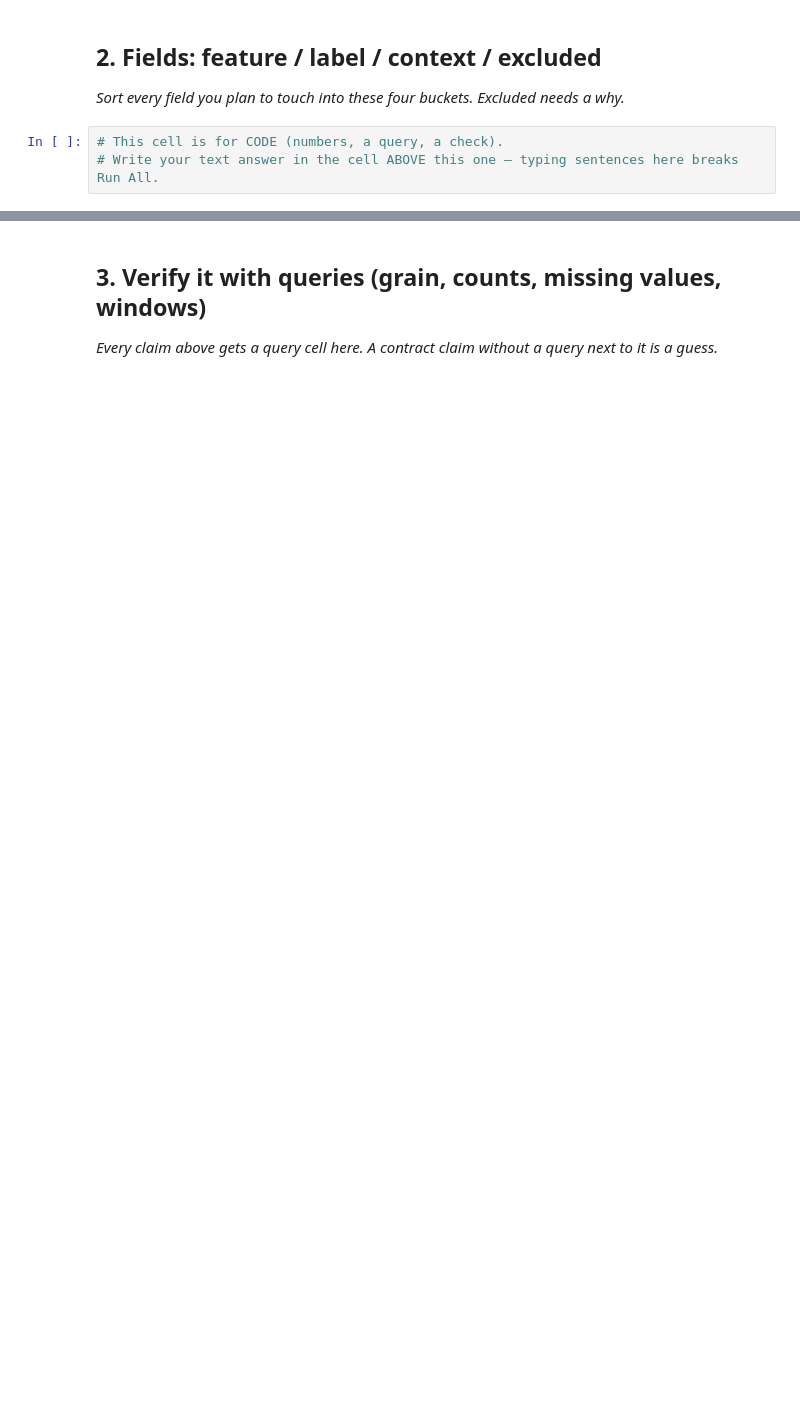
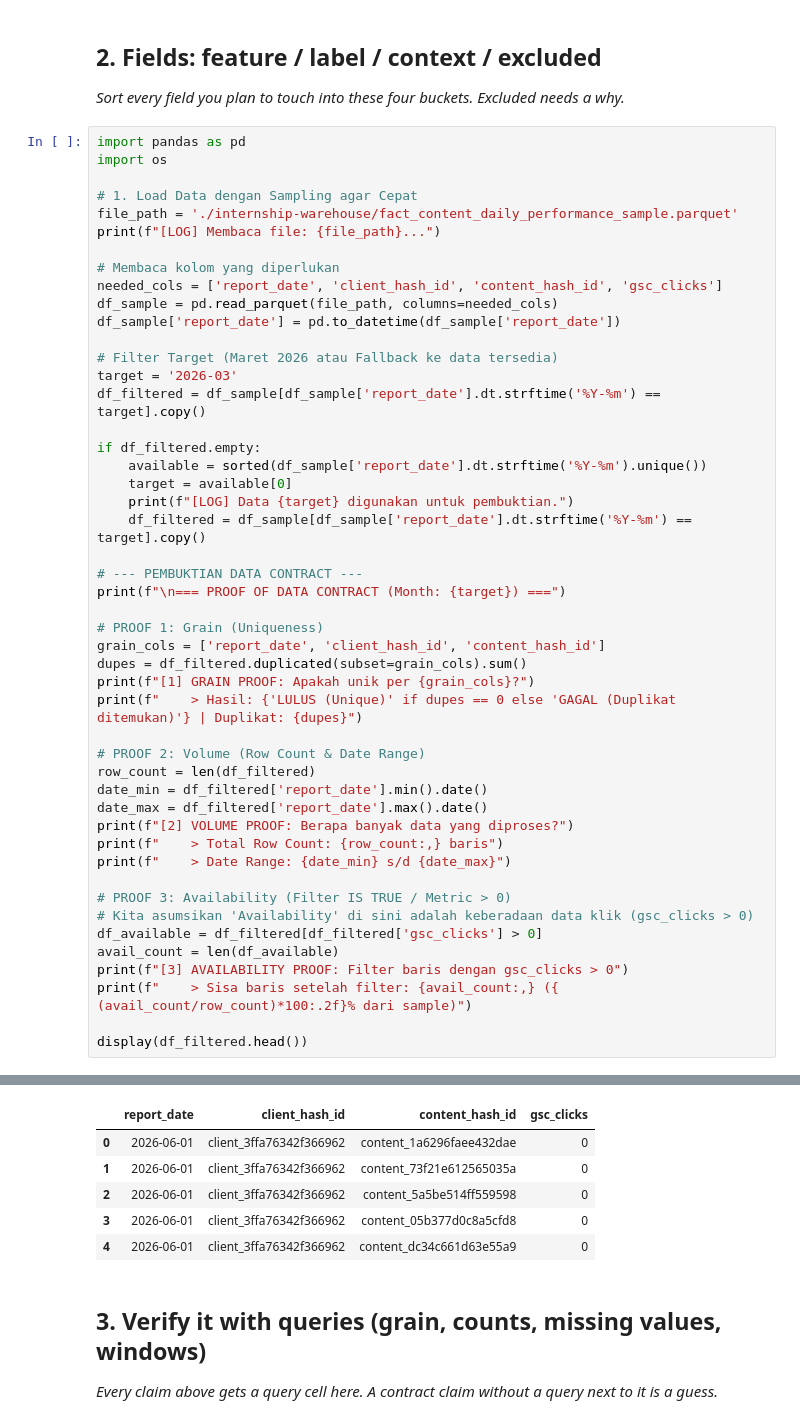
Before and after one commit to Rislantrs/flyrank-ml-internship, a Jupyter notebook: work/notebooks/w03_data_contract.ipynb, the cells around one changed output, grey strips where cells are left out. Saved outputs shown, nothing was run; the diff lists cells and outputs as text; blank space fills up the shorter version.

```diff
--- a/work/notebooks/w03_data_contract.ipynb
+++ b/work/notebooks/w03_data_contract.ipynb
@@ -39,5 +57,51 @@ print(f'Done! Files saved to: {os.path.abspath(local_dir)}')
 
 *Sort every field you plan to touch into these four buckets. Excluded needs a why.*
 # %%
-# This cell is for CODE (numbers, a query, a check).
-# Write your text answer in the cell ABOVE this one — typing sentences here breaks Run All.
+import pandas as pd
+import os
+
+# 1. Load Data dengan Sampling agar Cepat
+file_path = './internship-warehouse/fact_content_daily_performance_sample.parquet'
+print(f"[LOG] Membaca file: {file_path}...")
+
+# Membaca kolom yang diperlukan
+needed_cols = ['report_date', 'client_hash_id', 'content_hash_id', 'gsc_clicks']
+df_sample = pd.read_parquet(file_path, columns=needed_cols)
+df_sample['report_date'] = pd.to_datetime(df_sample['report_date'])
+
+# Filter Target (Maret 2026 atau Fallback ke data tersedia)
+target = '2026-03'
+df_filtered = df_sample[df_sample['report_date'].dt.strftime('%Y-%m') == target].copy()
+
+if df_filtered.empty:
+    available = sorted(df_sample['report_date'].dt.strftime('%Y-%m').unique())
+    target = available[0]
+    print(f"[LOG] Data {target} digunakan untuk pembuktian.")
+    df_filtered = df_sample[df_sample['report_date'].dt.strftime('%Y-%m') == target].copy()
+
+# --- PEMBUKTIAN DATA CONTRACT ---
+print(f"\n=== PROOF OF DATA CONTRACT (Month: {target}) ===")
+
+# PROOF 1: Grain (Uniqueness)
+grain_cols = ['report_date', 'client_hash_id', 'content_hash_id']
+dupes = df_filtered.duplicated(subset=grain_cols).sum()
+print(f"[1] GRAIN PROOF: Apakah unik per {grain_cols}?")
+print(f"    > Hasil: {'LULUS (Unique)' if dupes == 0 else 'GAGAL (Duplikat ditemukan)'} | Duplikat: {dupes}")
+
+# PROOF 2: Volume (Row Count & Date Range)
+row_count = len(df_filtered)
+date_min = df_filtered['report_date'].min().date()
+date_max = df_filtered['report_date'].max().date()
+print(f"[2] VOLUME PROOF: Berapa banyak data yang diproses?")
+print(f"    > Total Row Count: {row_count:,} baris")
+print(f"    > Date Range: {date_min} s/d {date_max}")
+
+# PROOF 3: Availability (Filter IS TRUE / Metric > 0)
+# Kita asumsikan 'Availability' di sini adalah keberadaan data klik (gsc_clicks > 0)
+df_available = df_filtered[df_filtered['gsc_clicks'] > 0]
+avail_count = len(df_available)
+print(f"[3] AVAILABILITY PROOF: Filter baris dengan gsc_clicks > 0")
+print(f"    > Sisa baris setelah filter: {avail_count:,} ({ (avail_count/row_count)*100:.2f}% dari sample)")
+
+display(df_filtered.head())
+# %% [output]
@@ -44,3 +119,9 @@ print(f'Done! Files saved to: {os.path.abspath(local_dir)}')
+|  | report_date | client_hash_id | content_hash_id | gsc_clicks |
+| 0 | 2026-06-01 | client_3ffa76342f366962 | content_1a6296faee432dae | 0 |
+| 1 | 2026-06-01 | client_3ffa76342f366962 | content_73f21e612565035a | 0 |
+| 2 | 2026-06-01 | client_3ffa76342f366962 | content_5a5be514ff559598 | 0 |
+| 3 | 2026-06-01 | client_3ffa76342f366962 | content_05b377d0c8a5cfd8 | 0 |
+| 4 | 2026-06-01 | client_3ffa76342f366962 | content_dc34c661d63e55a9 | 0 |
 # %% [markdown]
 ## 3. Verify it with queries (grain, counts, missing values, windows)
 
```
Also changed, not shown: parts of 3 cells of this notebook.
